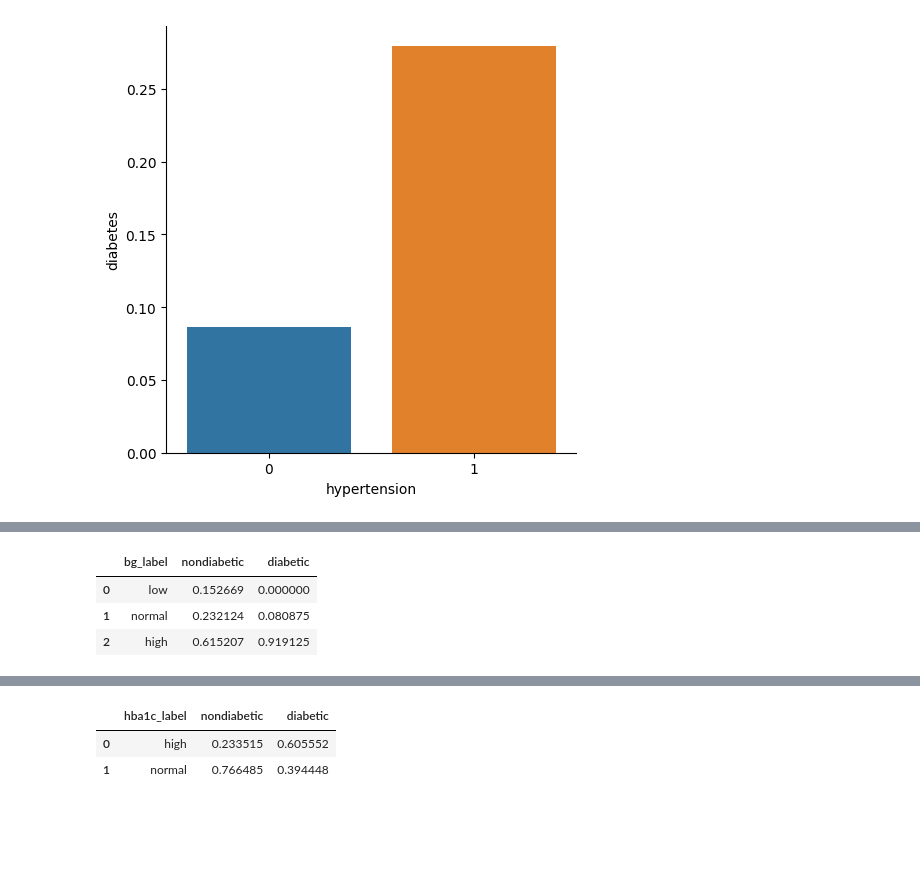
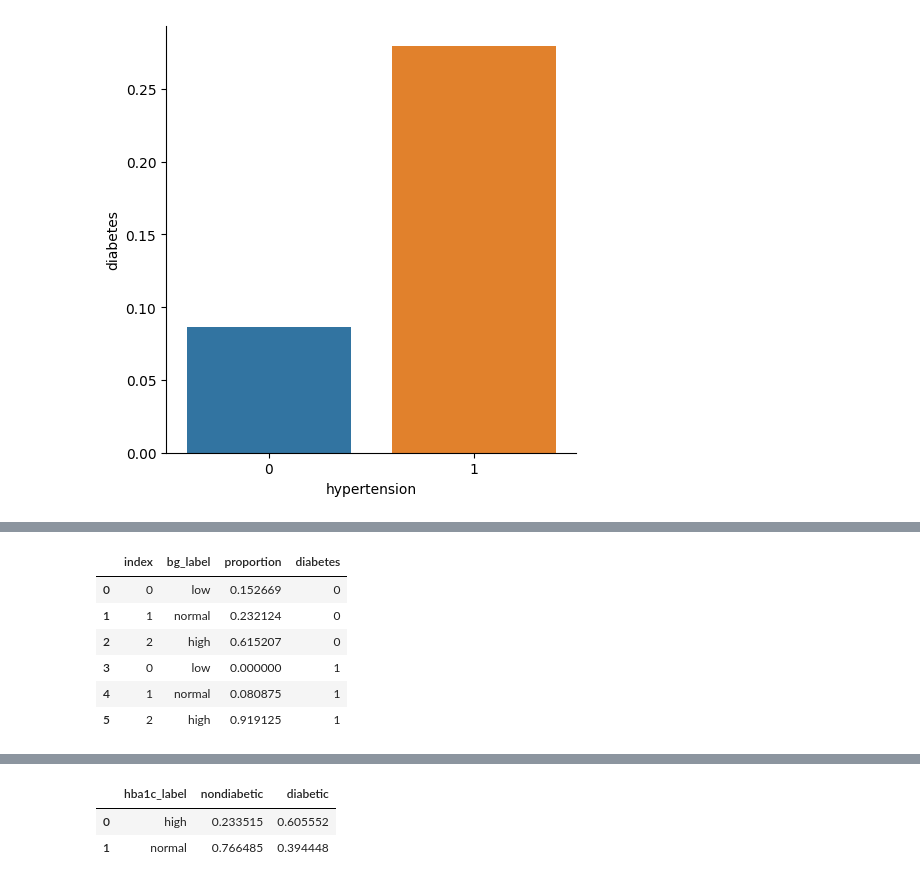
Before and after one commit to harshi-saha/cogs108-project, a Jupyter notebook: FinalReport_group014.ipynb, the cells around one changed output, grey strips where cells are left out. Drawn from its saved outputs; the diff is of its cells as text; code cells hidden in the pictures; blank space fills up the shorter version.

```diff
--- a/FinalReport_group014.ipynb
+++ b/FinalReport_group014.ipynb
@@ -255,15 +265,27 @@ Text(0.5, 1.0, 'BMI label distribution for diabetic patients')
-# %%
-tmp = df0.groupby('bg_label')['diabetes'].count()
-tmp2 = df1.groupby('bg_label')['diabetes'].count()
-tmp = pd.concat([tmp, tmp2], axis=1)
-tmp.reset_index(inplace=True)
-tmp.columns = ['bg_label', 'nondiabetic','diabetic']
-tmp['nondiabetic'] = tmp['nondiabetic']/tmp['nondiabetic'].sum()
-tmp['diabetic'] = tmp['diabetic']/tmp['diabetic'].sum()
-tmp
-# %% [output]
-|  | bg_label | nondiabetic | diabetic |
-| 0 | low | 0.152669 | 0.000000 |
-| 1 | normal | 0.232124 | 0.080875 |
-| 2 | high | 0.615207 | 0.919125 |
+# %%
+tmp0 = df0.groupby('bg_label')['diabetes'].count()
+tmp0 = {'bg_label': list(tmp0.index), 'count': tmp0.values}
+tmp0 = pd.DataFrame(tmp0)
+tmp0['diabetes'] = 0
+
+tmp1 = df1.groupby('bg_label')['diabetes'].count()
+tmp1 = {'bg_label': list(tmp1.index), 'count': tmp1.values}
+tmp1 = pd.DataFrame(tmp1)
+tmp1['diabetes'] = 1
+
+tmp = pd.concat([tmp0, tmp1]).reset_index()
+
+for diabetes in [0, 1]:
+    tmp.loc[tmp['diabetes']==diabetes, 'count'] /= tmp.loc[tmp['diabetes']==diabetes, 'count'].sum()
+
+tmp = tmp.rename({'count':'proportion'}, axis='columns')
+tmp
+# %% [output]
+|  | index | bg_label | proportion | diabetes |
+| 0 | 0 | low | 0.152669 | 0 |
+| 1 | 1 | normal | 0.232124 | 0 |
+| 2 | 2 | high | 0.615207 | 0 |
+| 3 | 0 | low | 0.000000 | 1 |
+| 4 | 1 | normal | 0.080875 | 1 |
+| 5 | 2 | high | 0.919125 | 1 |
 # %%
```
Also changed, not shown: parts of 5 cells of this notebook.
